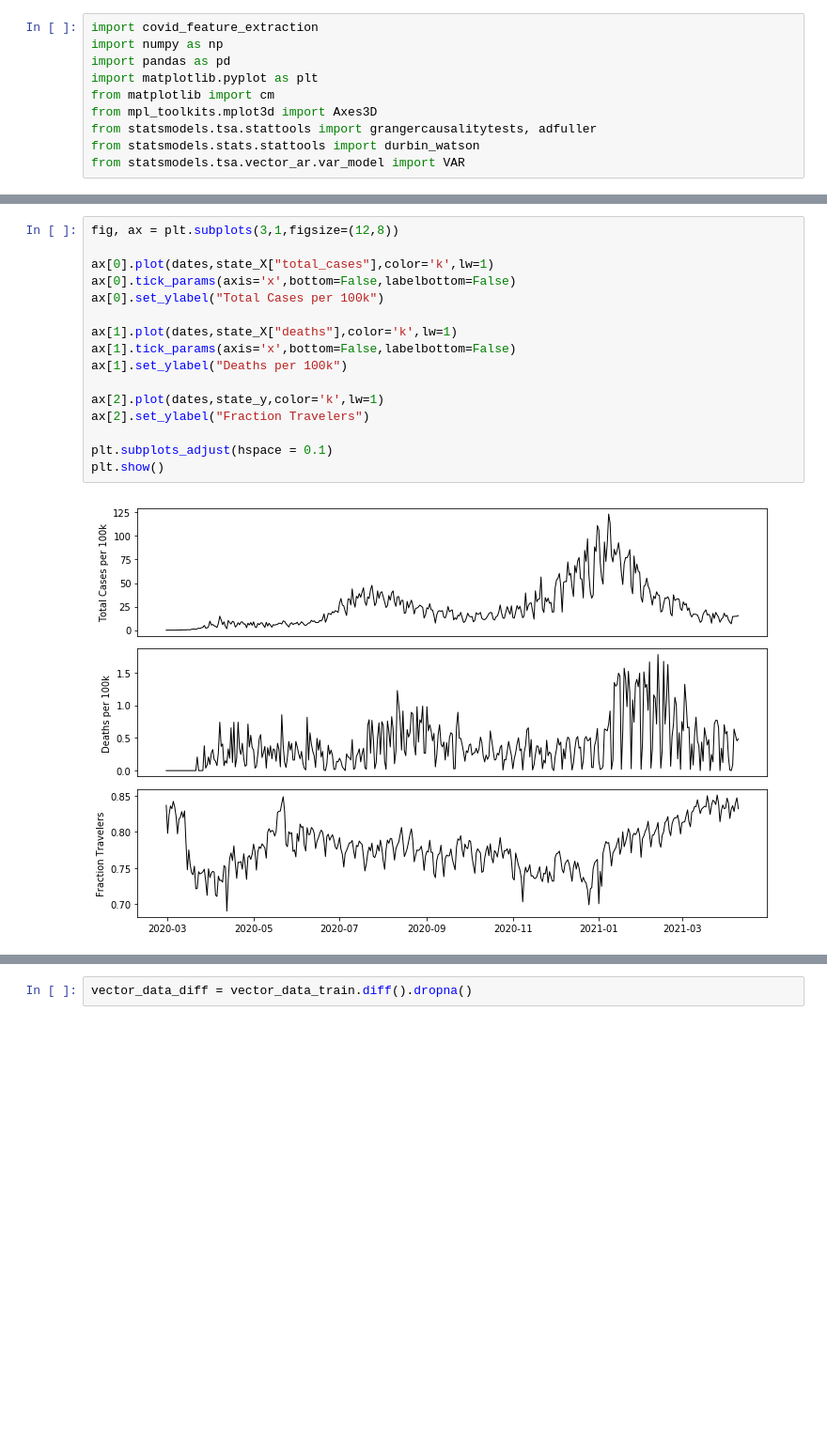
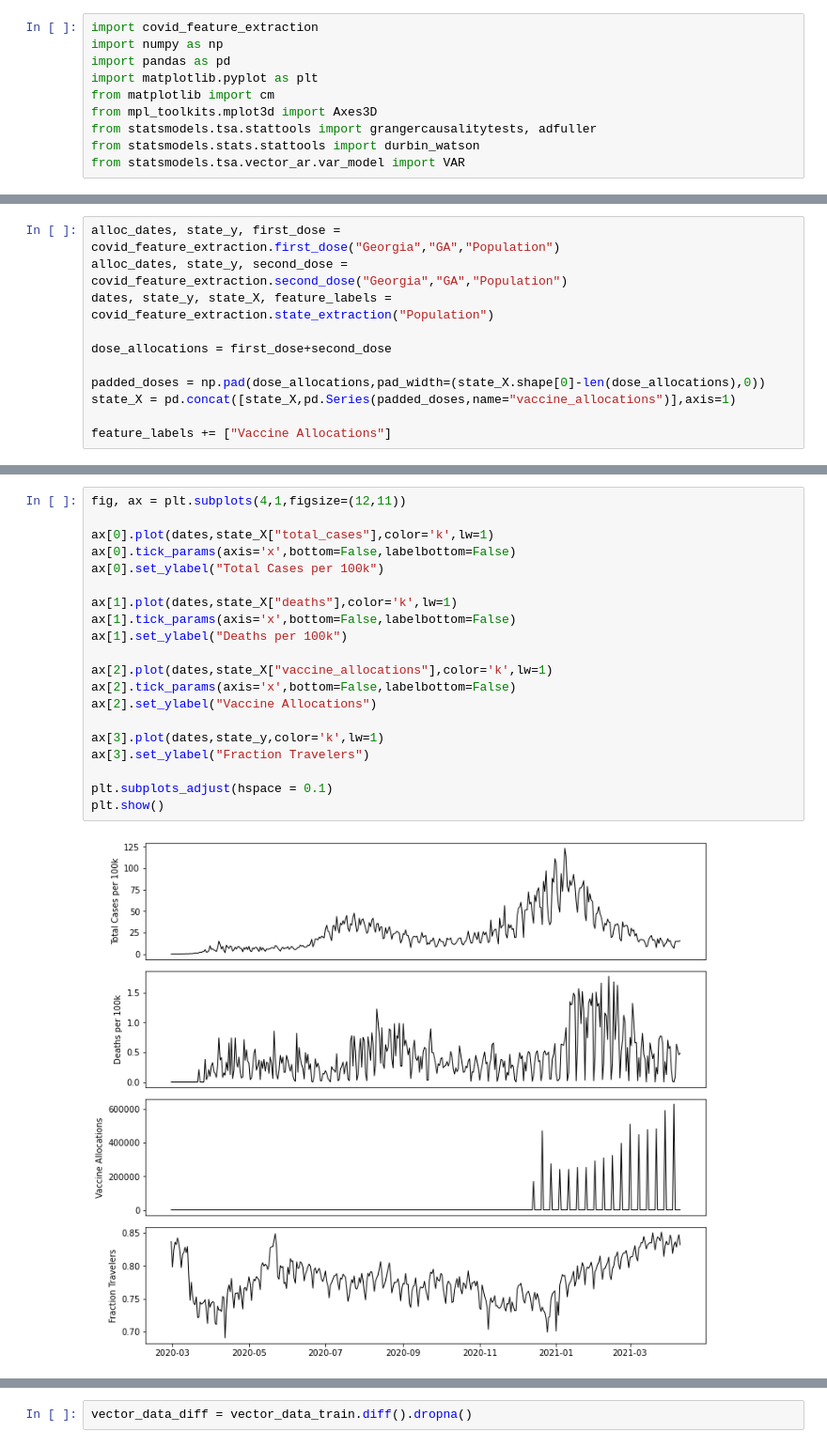
Before and after one commit to mrepasky3/ISYE6416-Spring2021-Project, a Jupyter notebook: AutoRegression.ipynb, the cells around one changed output, grey strips where cells are left out. Shown at 94% size. Drawn from its saved outputs; the diff is of its cells as text; blank space fills up the shorter version.

```diff
--- a/AutoRegression.ipynb
+++ b/AutoRegression.ipynb
@@ -12,0 +11,11 @@ dates, state_y, state_X, feature_labels = covid_feature_extraction.state_extract
+# %%
+alloc_dates, state_y, first_dose = covid_feature_extraction.first_dose("Georgia","GA","Population")
+alloc_dates, state_y, second_dose = covid_feature_extraction.second_dose("Georgia","GA","Population")
+dates, state_y, state_X, feature_labels = covid_feature_extraction.state_extraction("Population")
+
+dose_allocations = first_dose+second_dose
+
+padded_doses = np.pad(dose_allocations,pad_width=(state_X.shape[0]-len(dose_allocations),0))
+state_X = pd.concat([state_X,pd.Series(padded_doses,name="vaccine_allocations")],axis=1)
+
+feature_labels += ["Vaccine Allocations"]
@@ -13,21 +26,25 @@ dates, state_y, state_X, feature_labels = covid_feature_extraction.state_extract
 # %%
-fig, ax = plt.subplots(3,1,figsize=(12,8))
+fig, ax = plt.subplots(4,1,figsize=(12,11))
 
 ax[0].plot(dates,state_X["total_cases"],color='k',lw=1)
 ax[0].tick_params(axis='x',bottom=False,labelbottom=False)
 ax[0].set_ylabel("Total Cases per 100k")
 
 ax[1].plot(dates,state_X["deaths"],color='k',lw=1)
 ax[1].tick_params(axis='x',bottom=False,labelbottom=False)
 ax[1].set_ylabel("Deaths per 100k")
 
-ax[2].plot(dates,state_y,color='k',lw=1)
-ax[2].set_ylabel("Fraction Travelers")
+ax[2].plot(dates,state_X["vaccine_allocations"],color='k',lw=1)
+ax[2].tick_params(axis='x',bottom=False,labelbottom=False)
+ax[2].set_ylabel("Vaccine Allocations")
+
+ax[3].plot(dates,state_y,color='k',lw=1)
+ax[3].set_ylabel("Fraction Travelers")
 
 plt.subplots_adjust(hspace = 0.1)
 plt.show()
 # %% [output]
-[figure, old version]
+[figure, new version]
 # %%
 # this sees if "total_cases" granger causes state_y
 combined_data = pd.concat([state_y.reset_index(drop=True),state_X["total_cases"]],axis=1)
```
Also changed, not shown: parts of 20 cells of this notebook, 5 other files.
